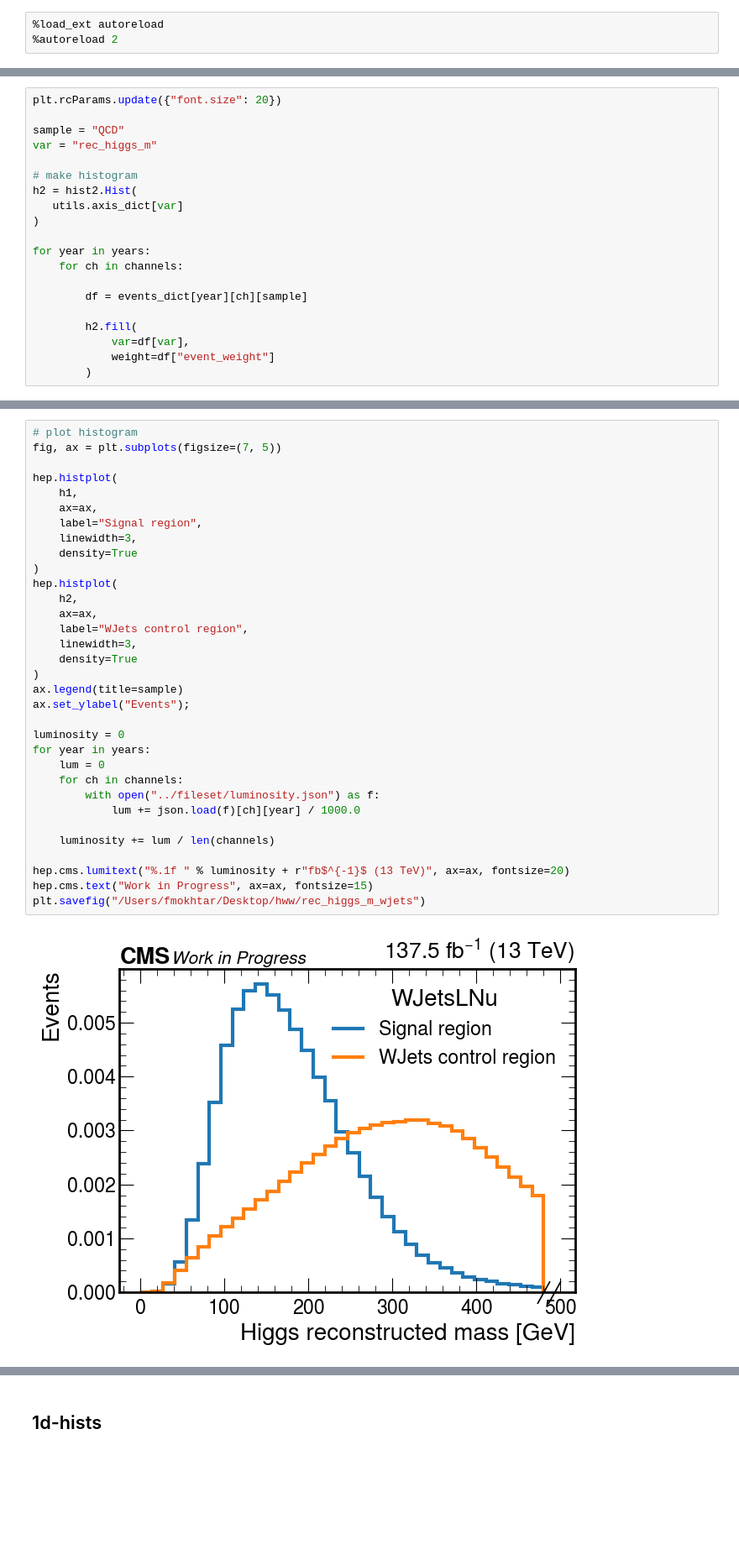
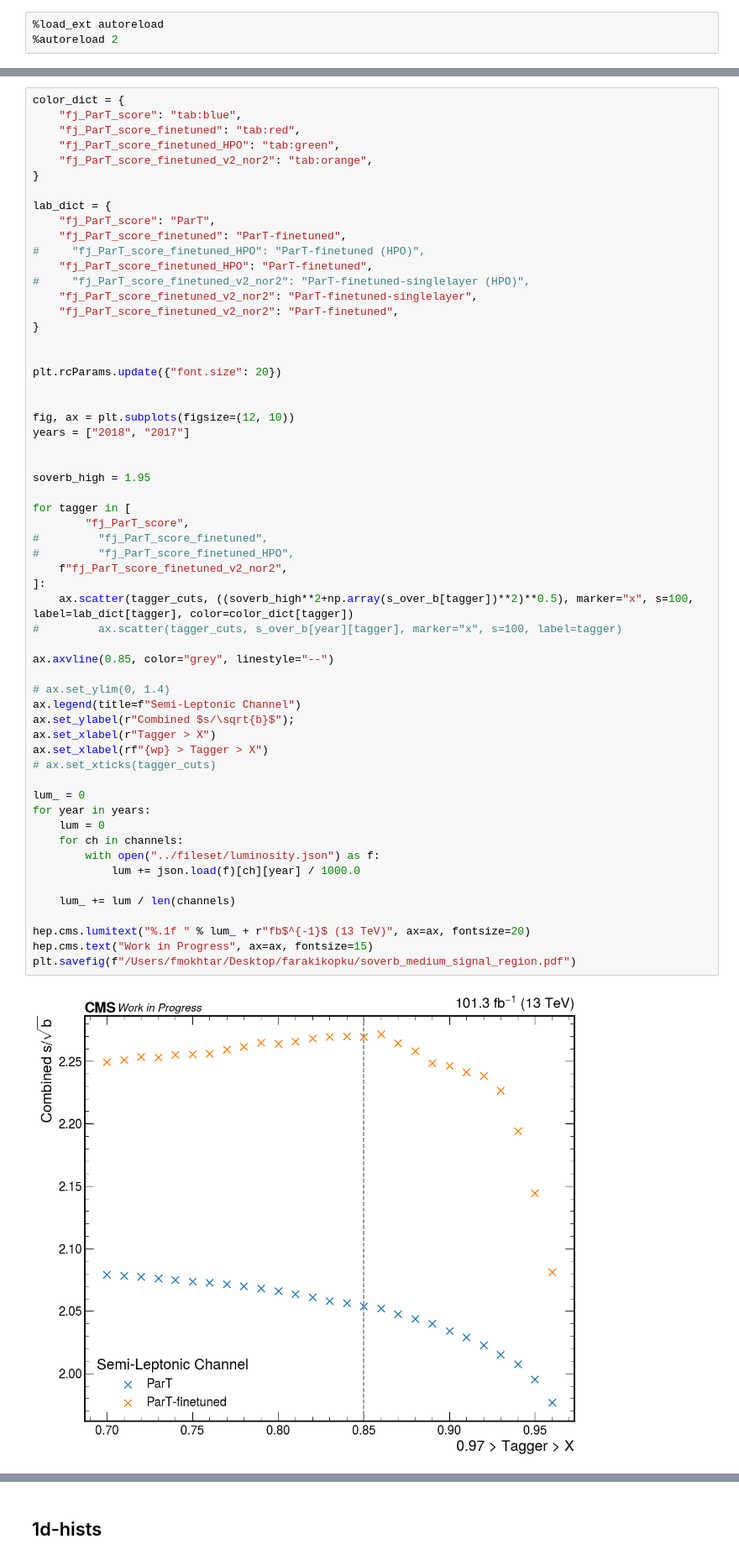
Before and after one commit to quinnanm/boostedhiggs, a Jupyter notebook: binder/hists_plots.ipynb, the cells around one changed output, grey strips where cells are left out. Shown at 84% size. Saved outputs shown, nothing was run; the diff lists cells and outputs as text; blank space fills up the shorter version.

```diff
--- a/binder/hists_plots.ipynb
+++ b/binder/hists_plots.ipynb
@@ -297,20 +152,0 @@ for year in years:
-# %%
-plt.rcParams.update({"font.size": 20})
-
-sample = "QCD"
-var = "rec_higgs_m"
-
-# make histogram
-h2 = hist2.Hist(
-   utils.axis_dict[var]
-)
-
-for year in years:
-    for ch in channels:
-
-        df = events_dict[year][ch][sample]
-
-        h2.fill(
-            var=df[var],
-            weight=df["event_weight"]
-        )
@@ -352,35 +480,60 @@ plt.savefig("/Users/fmokhtar/Desktop/hww/rec_higgs_m_qcd")
 # %%
-# plot histogram
-fig, ax = plt.subplots(figsize=(7, 5))
+color_dict = {
+    "fj_ParT_score": "tab:blue",
+    "fj_ParT_score_finetuned": "tab:red",
+    "fj_ParT_score_finetuned_HPO": "tab:green",
+    "fj_ParT_score_finetuned_v2_nor2": "tab:orange",
+}
 
-hep.histplot(
-    h1,
-    ax=ax,
-    label="Signal region",
-    linewidth=3,
-    density=True
-)
-hep.histplot(
-    h2,
-    ax=ax,
-    label="WJets control region",
-    linewidth=3,
-    density=True
-)
-ax.legend(title=sample)
-ax.set_ylabel("Events");
+lab_dict = {
+    "fj_ParT_score": "ParT",
+    "fj_ParT_score_finetuned": "ParT-finetuned",
+#     "fj_ParT_score_finetuned_HPO": "ParT-finetuned (HPO)",
+    "fj_ParT_score_finetuned_HPO": "ParT-finetuned",
+#     "fj_ParT_score_finetuned_v2_nor2": "ParT-finetuned-singlelayer (HPO)",
+    "fj_ParT_score_finetuned_v2_nor2": "ParT-finetuned-singlelayer",
+    "fj_ParT_score_finetuned_v2_nor2": "ParT-finetuned",
+}
 
-luminosity = 0
+
+plt.rcParams.update({"font.size": 20})
+
+
+fig, ax = plt.subplots(figsize=(12, 10))
+years = ["2018", "2017"]
+
+
+soverb_high = 1.95
+
+for tagger in [
+        "fj_ParT_score",
+#         "fj_ParT_score_finetuned",
+#         "fj_ParT_score_finetuned_HPO",
+    f"fj_ParT_score_finetuned_v2_nor2",
+]:
+    ax.scatter(tagger_cuts, ((soverb_high**2+np.array(s_over_b[tagger])**2)**0.5), marker="x", s=100, label=lab_dict[tagger], color=color_dict[tagger])
+#         ax.scatter(tagger_cuts, s_over_b[year][tagger], marker="x", s=100, label=tagger)
+
+ax.axvline(0.85, color="grey", linestyle="--")
+
+# ax.set_ylim(0, 1.4)
+ax.legend(title=f"Semi-Leptonic Channel")
+ax.set_ylabel(r"Combined $s/\sqrt{b}$");
+ax.set_xlabel(r"Tagger > X")
+ax.set_xlabel(rf"{wp} > Tagger > X")
+# ax.set_xticks(tagger_cuts)
+
+lum_ = 0
 for year in years:
     lum = 0
     for ch in channels:
         with open("../fileset/luminosity.json") as f:
             lum += json.load(f)[ch][year] / 1000.0
 
-    luminosity += lum / len(channels)
+    lum_ += lum / len(channels)
 
-hep.cms.lumitext("%.1f " % luminosity + r"fb$^{-1}$ (13 TeV)", ax=ax, fontsize=20)
+hep.cms.lumitext("%.1f " % lum_ + r"fb$^{-1}$ (13 TeV)", ax=ax, fontsize=20)
 hep.cms.text("Work in Progress", ax=ax, fontsize=15)
-plt.savefig("/Users/fmokhtar/Desktop/hww/rec_higgs_m_wjets")
+plt.savefig(f"/Users/fmokhtar/Desktop/farakikopku/soverb_medium_signal_region.pdf")
 # %% [output]
-[figure, old version]
+[figure, new version]
```
Also changed, not shown: parts of 72 cells of this notebook, 17 other files.
